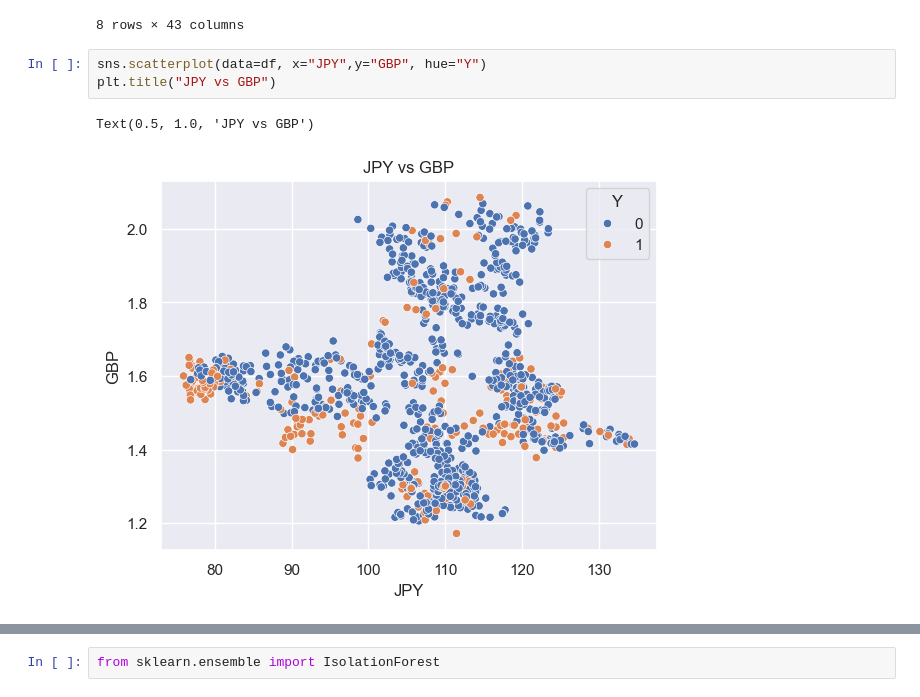
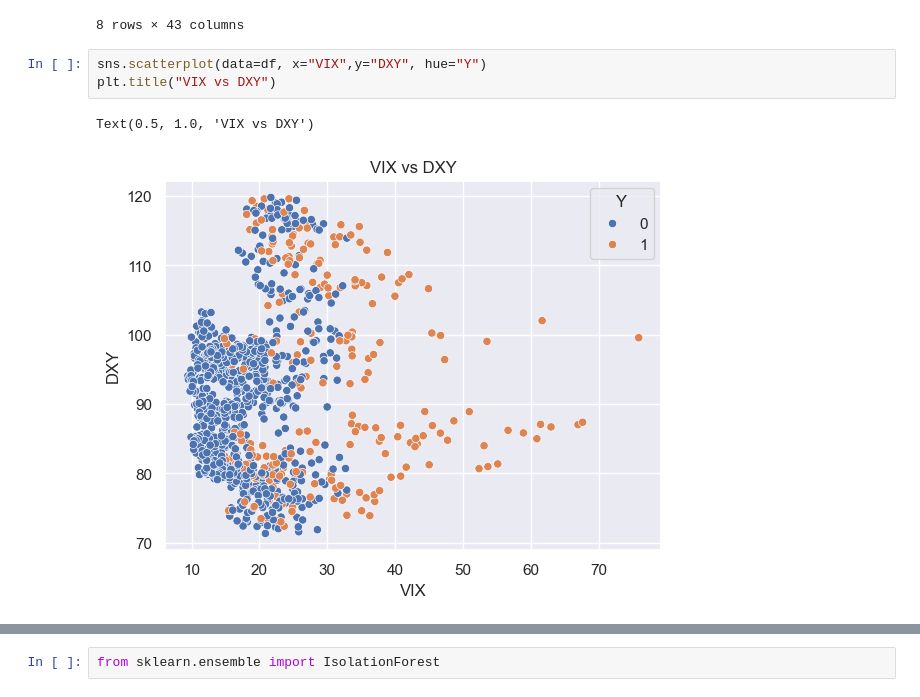
Before and after one commit to kevinhui98/Market-Anomaly-Detection, a Jupyter notebook: backend/market_anomaly_detection.ipynb, the cells around one changed output, grey strips where cells are left out. Cells and saved outputs as stored; diff of their text form.

```diff
--- a/backend/market_anomaly_detection.ipynb
+++ b/backend/market_anomaly_detection.ipynb
@@ -51,8 +51,8 @@ df.describe()
 | max | 1.000000 | 2006.910000 | 0.991000 | 11793.000000 | 467.570000 | 119.820000 | 134.630000 | 2.085000 | 140.970000 | 75.910000 | ... | ... |
 8 rows × 43 columns
 # %%
-sns.scatterplot(data=df, x="JPY",y="GBP", hue="Y")
-plt.title("JPY vs GBP")
+sns.scatterplot(data=df, x="VIX",y="DXY", hue="Y")
+plt.title("VIX vs DXY")
 # %% [output]
-Text(0.5, 1.0, 'JPY vs GBP')
+Text(0.5, 1.0, 'VIX vs DXY')
-[figure, old version]
+[figure, new version]
```
Also changed, not shown: parts of 10 cells of this notebook, 2 other files.
